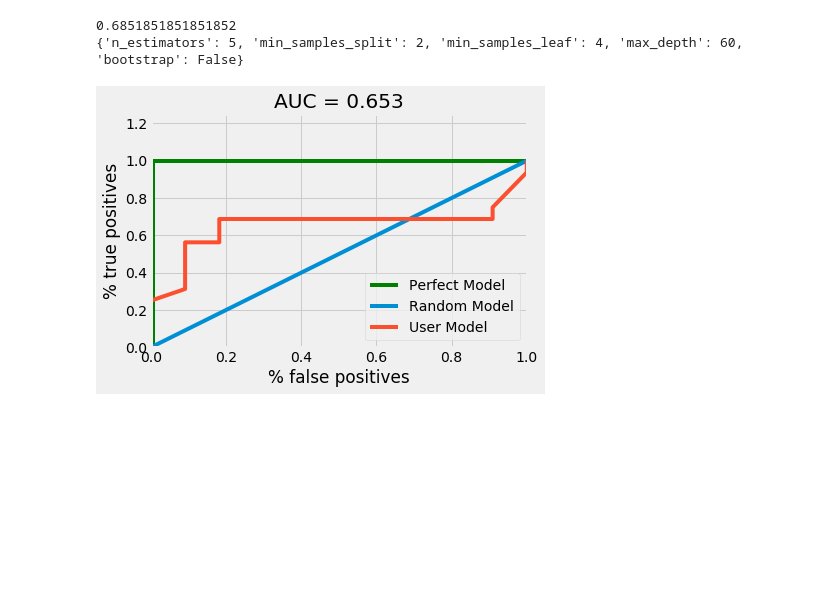
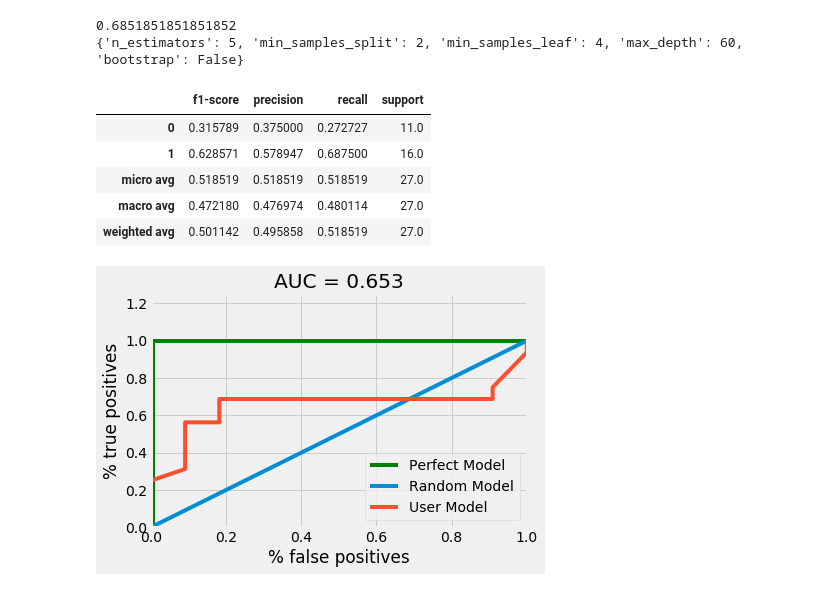
Before and after one commit to karljaats/EEG-data-from-basic-sensory-task-in-Schizophrenia, a Jupyter notebook: Model.ipynb, the cells around one changed output. Cells and saved outputs as stored; diff of their text form; code cells hidden in the pictures; blank space fills up the shorter version.

```diff
--- a/Model.ipynb
+++ b/Model.ipynb
@@ -245,6 +245,18 @@ print(rf_random.best_params_)
 # %% [output]
 0.6851851851851852
 {'n_estimators': 5, 'min_samples_split': 2, 'min_samples_leaf': 4, 'max_depth': 60, 'bootstrap': False}
+# %%
+from sklearn.metrics import classification_report
+report=classification_report(y_test, best_random.predict(X_test), output_dict=True)
+df = pd.DataFrame(report).transpose()
+df
+# %% [output]
+|  | f1-score | precision | recall | support |
+| 0 | 0.315789 | 0.375000 | 0.272727 | 11.0 |
+| 1 | 0.628571 | 0.578947 | 0.687500 | 16.0 |
+| micro avg | 0.518519 | 0.518519 | 0.518519 | 27.0 |
+| macro avg | 0.472180 | 0.476974 | 0.480114 | 27.0 |
+| weighted avg | 0.501142 | 0.495858 | 0.518519 | 27.0 |
 # %%
 from sklearn.tree import DecisionTreeClassifier
 from sklearn.metrics import roc_curve, roc_auc_score, auc
```
Also changed, not shown: parts of 1 cell of this notebook.
